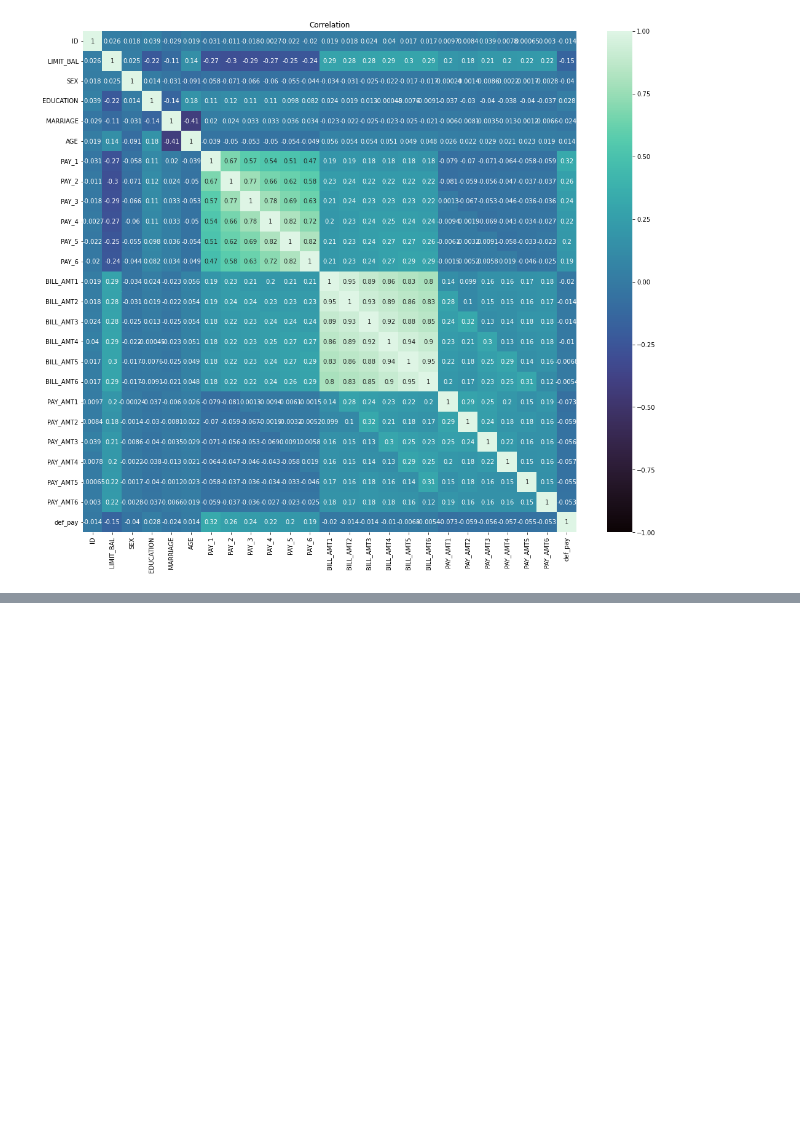
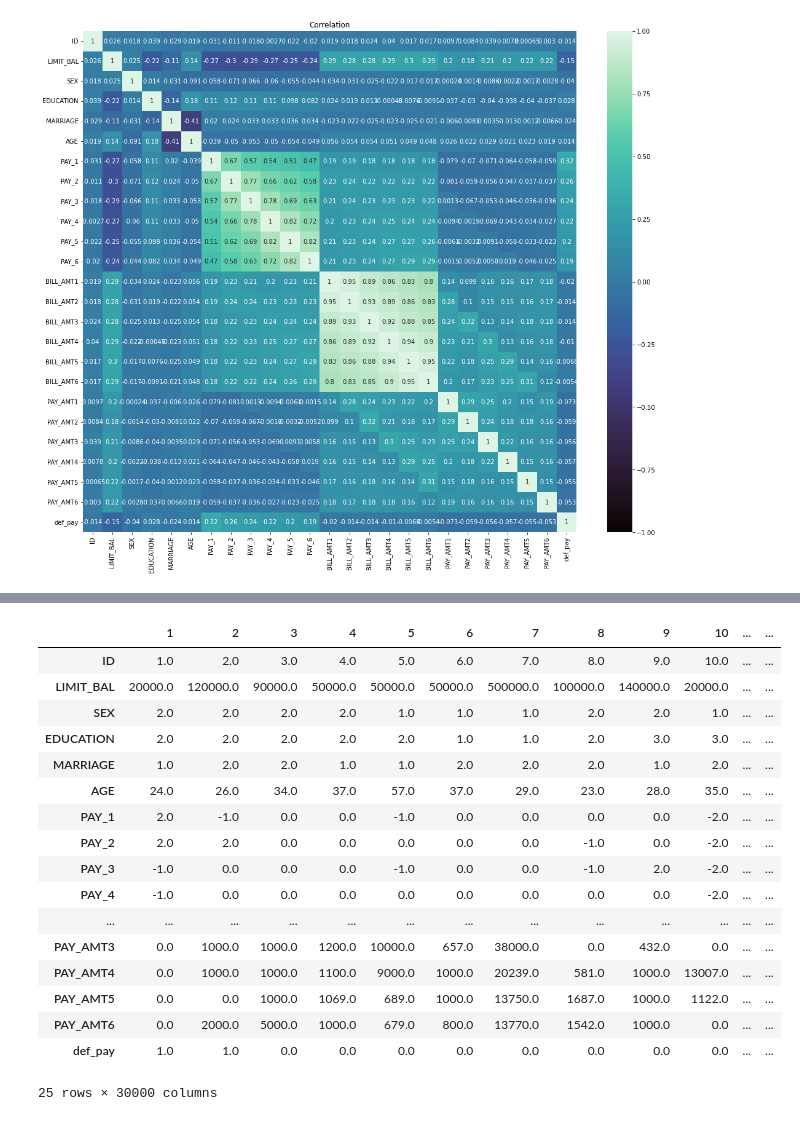
Before and after one commit to Naveen-3430/Regression, a Jupyter notebook: credit_card.ipynb, the cells around one changed output, grey strips where cells are left out. Drawn from its saved outputs; the diff is of its cells as text; code cells hidden in the pictures; blank space fills up the shorter version.

```diff
--- a/credit_card.ipynb
+++ b/credit_card.ipynb
@@ -14,5 +12,5 @@ Drive already mounted at /content/drive; to attempt to forcibly remount, call dr
 # %%
-cc_df = pd.read_excel("/content/drive/MyDrive/almabetter projects/credit card/default of credit card clients.xls")
+cc_df = pd.read_excel("default of credit card clients.xls")
 # %%
 cc_df
 # %% [output]
@@ -257,0 +327,21 @@ plt.show()
+# %%
+cc_df.T
+# %% [output]
+|  | 1 | 2 | 3 | 4 | 5 | 6 | 7 | 8 | 9 | 10 | ... | ... |
+| ID | 1.0 | 2.0 | 3.0 | 4.0 | 5.0 | 6.0 | 7.0 | 8.0 | 9.0 | 10.0 | ... | ... |
+| LIMIT_BAL | 20000.0 | 120000.0 | 90000.0 | 50000.0 | 50000.0 | 50000.0 | 500000.0 | 100000.0 | 140000.0 | 20000.0 | ... | ... |
+| SEX | 2.0 | 2.0 | 2.0 | 2.0 | 1.0 | 1.0 | 1.0 | 2.0 | 2.0 | 1.0 | ... | ... |
+| EDUCATION | 2.0 | 2.0 | 2.0 | 2.0 | 2.0 | 1.0 | 1.0 | 2.0 | 3.0 | 3.0 | ... | ... |
+| MARRIAGE | 1.0 | 2.0 | 2.0 | 1.0 | 1.0 | 2.0 | 2.0 | 2.0 | 1.0 | 2.0 | ... | ... |
+| AGE | 24.0 | 26.0 | 34.0 | 37.0 | 57.0 | 37.0 | 29.0 | 23.0 | 28.0 | 35.0 | ... | ... |
+| PAY_1 | 2.0 | -1.0 | 0.0 | 0.0 | -1.0 | 0.0 | 0.0 | 0.0 | 0.0 | -2.0 | ... | ... |
+| PAY_2 | 2.0 | 2.0 | 0.0 | 0.0 | 0.0 | 0.0 | 0.0 | -1.0 | 0.0 | -2.0 | ... | ... |
+| PAY_3 | -1.0 | 0.0 | 0.0 | 0.0 | -1.0 | 0.0 | 0.0 | -1.0 | 2.0 | -2.0 | ... | ... |
+| PAY_4 | -1.0 | 0.0 | 0.0 | 0.0 | 0.0 | 0.0 | 0.0 | 0.0 | 0.0 | -2.0 | ... | ... |
+| ... | ... | ... | ... | ... | ... | ... | ... | ... | ... | ... | ... | ... |
+| PAY_AMT3 | 0.0 | 1000.0 | 1000.0 | 1200.0 | 10000.0 | 657.0 | 38000.0 | 0.0 | 432.0 | 0.0 | ... | ... |
+| PAY_AMT4 | 0.0 | 1000.0 | 1000.0 | 1100.0 | 9000.0 | 1000.0 | 20239.0 | 581.0 | 1000.0 | 13007.0 | ... | ... |
+| PAY_AMT5 | 0.0 | 0.0 | 1000.0 | 1069.0 | 689.0 | 1000.0 | 13750.0 | 1687.0 | 1000.0 | 1122.0 | ... | ... |
+| PAY_AMT6 | 0.0 | 2000.0 | 5000.0 | 1000.0 | 679.0 | 800.0 | 13770.0 | 1542.0 | 1000.0 | 0.0 | ... | ... |
+| def_pay | 1.0 | 1.0 | 0.0 | 0.0 | 0.0 | 0.0 | 0.0 | 0.0 | 0.0 | 0.0 | ... | ... |
+25 rows × 30000 columns
```
Also changed, not shown: parts of 13 cells of this notebook.
